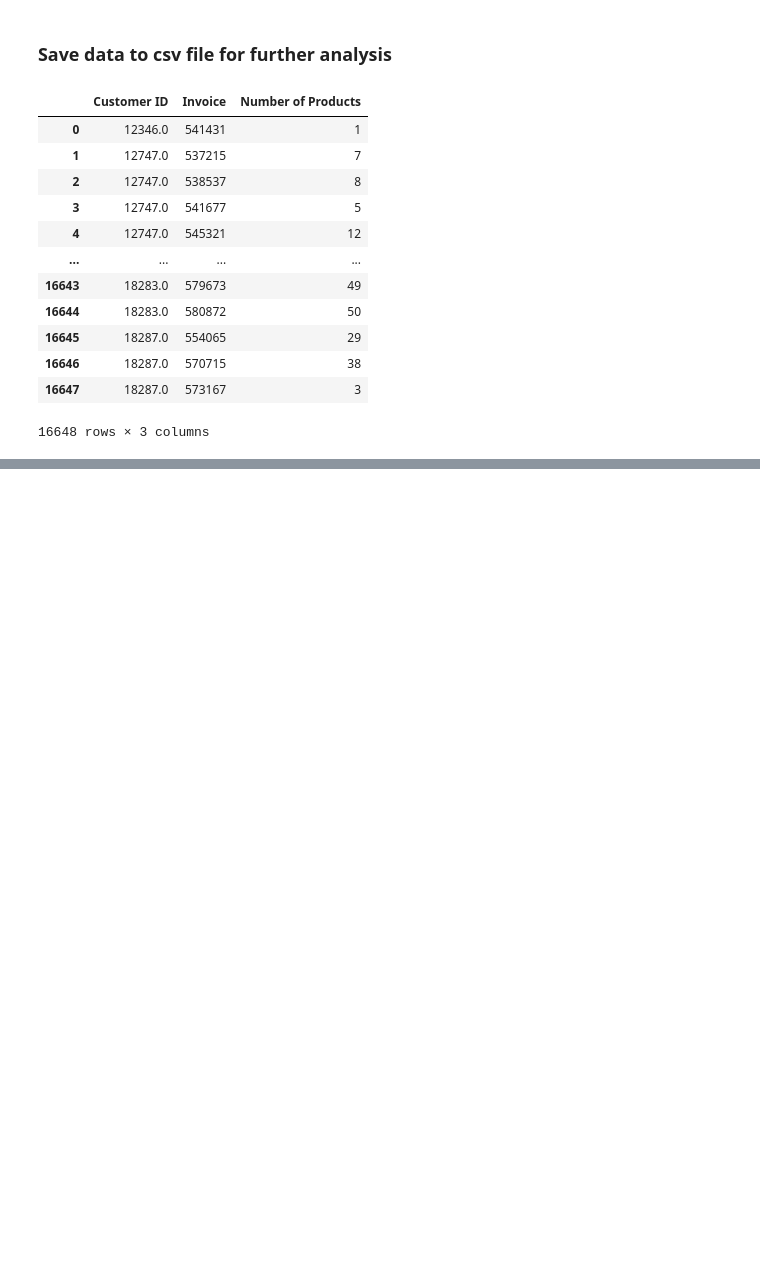
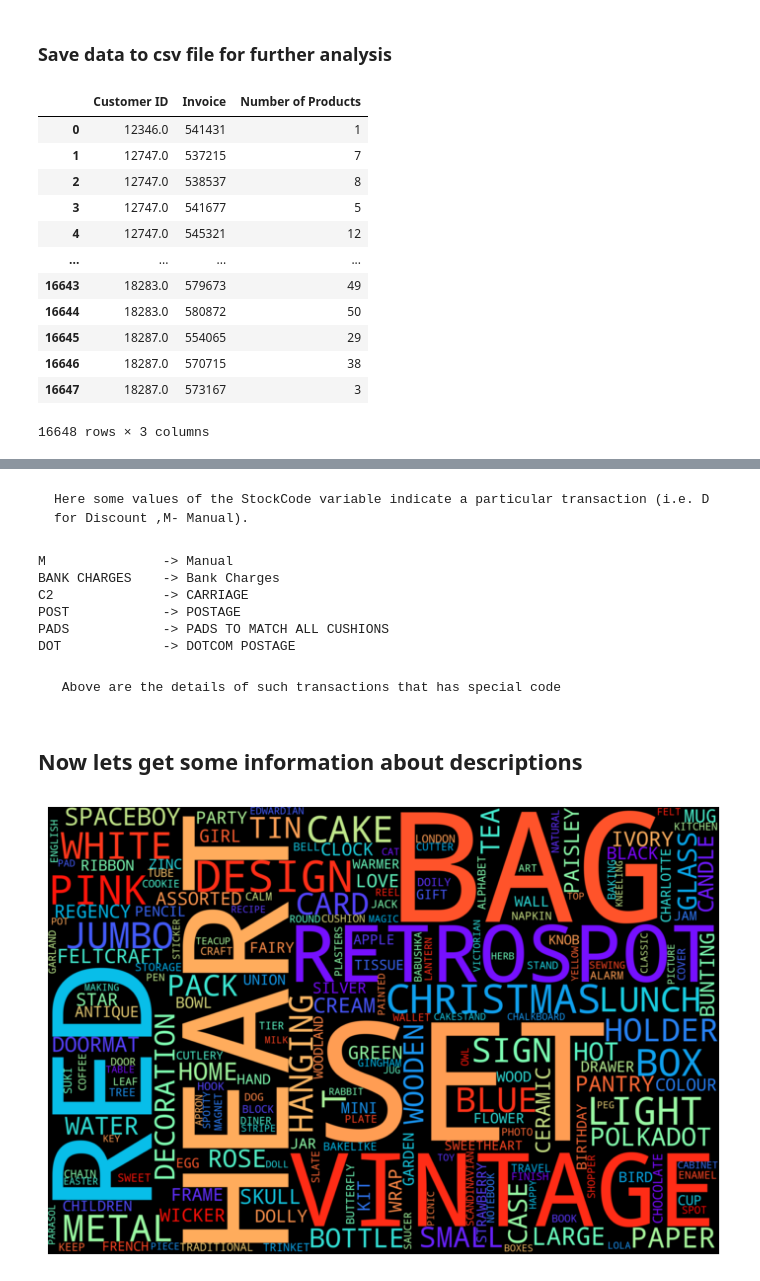
Before and after one commit to amolkhedekar26/Customer-Segmentation, a Jupyter notebook: 1_DataWrangling.ipynb, the cells around one changed output, grey strips where cells are left out. Saved outputs shown, nothing was run; the diff lists cells and outputs as text; code cells hidden in the pictures; blank space fills up the shorter version.

```diff
--- a/1_DataWrangling.ipynb
+++ b/1_DataWrangling.ipynb
@@ -369,0 +426,38 @@ df_UK_single_transaction
+# %% [markdown]
+    Here some values of the StockCode variable indicate a particular transaction (i.e. D for Discount ,M- Manual).
+# %%
+special_codes = df_UK[df_UK['StockCode'].str.contains(
+    '^[a-zA-Z]+', regex=True)]['StockCode'].unique()
+
+for code in special_codes:
+    print("{:<15} -> {:<30}".format(code,
+                                    df_UK[df_UK['StockCode'] == code]['Description'].unique()[0]))
+# %% [output]
+M               -> Manual
+BANK CHARGES    -> Bank Charges
+C2              -> CARRIAGE
+POST            -> POSTAGE
+PADS            -> PADS TO MATCH ALL CUSHIONS
+DOT             -> DOTCOM POSTAGE
+# %% [markdown]
+     Above are the details of such transactions that has special code
+# %% [markdown]
+## Now lets get some information about descriptions
+# %%
+text = []
+
+for t in df_UK["Description"]:
+    text.append(t)
+text = " ".join(text)
+
+# wordcloud = WordCloud().generate(text)
+wordcloud = WordCloud(width=3000, height=2000, random_state=1, background_color='black',
+                      colormap='rainbow', collocations=False, stopwords=STOPWORDS).generate(text)
+
+
+plt.figure(figsize=(10, 6))
+plt.imshow(wordcloud, interpolation='bilinear')
+plt.axis("off")
+plt.show()
+# %% [output]
+[figure, added]
```
Also changed, not shown: parts of 14 cells of this notebook, 2 other files.
